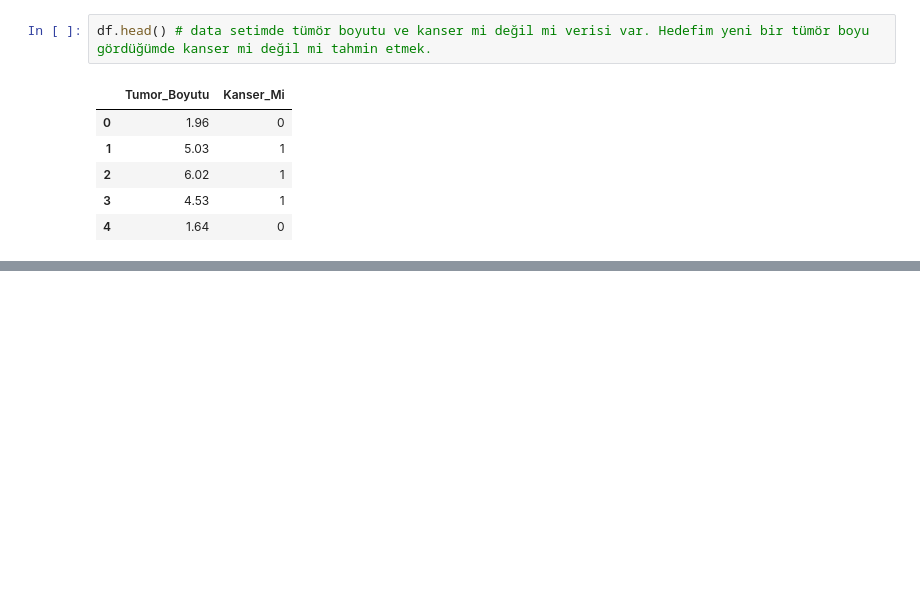
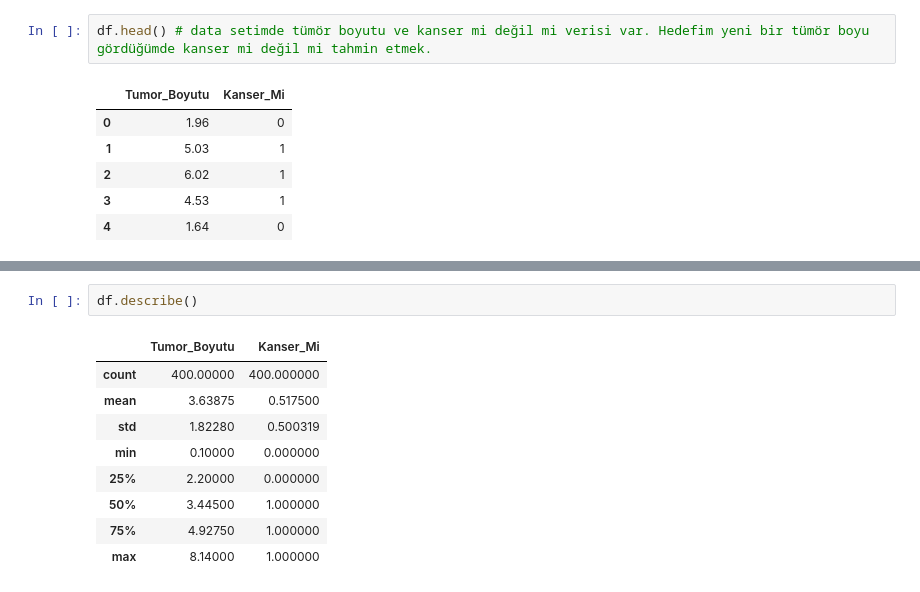
Before and after one commit to europecodingschool/ECS---VB---YZ---08.26, a Jupyter notebook: VB_YZ_Ders_11_.ipynb, the cells around one changed output, grey strips where cells are left out. Cells and saved outputs as stored; diff of their text form; blank space fills up the shorter version.

```diff
--- a/VB_YZ_Ders_11_.ipynb
+++ b/VB_YZ_Ders_11_.ipynb
@@ -33,0 +46,12 @@ df.head() # data setimde tümör boyutu ve kanser mi değil mi verisi var. Hedef
+# %%
+df.describe()
+# %% [output]
+|  | Tumor_Boyutu | Kanser_Mi |
+| count | 400.00000 | 400.000000 |
+| mean | 3.63875 | 0.517500 |
+| std | 1.82280 | 0.500319 |
+| min | 0.10000 | 0.000000 |
+| 25% | 2.20000 | 0.000000 |
+| 50% | 3.44500 | 1.000000 |
+| 75% | 4.92750 | 1.000000 |
+| max | 8.14000 | 1.000000 |
```
Also changed, not shown: parts of 16 cells of this notebook.
